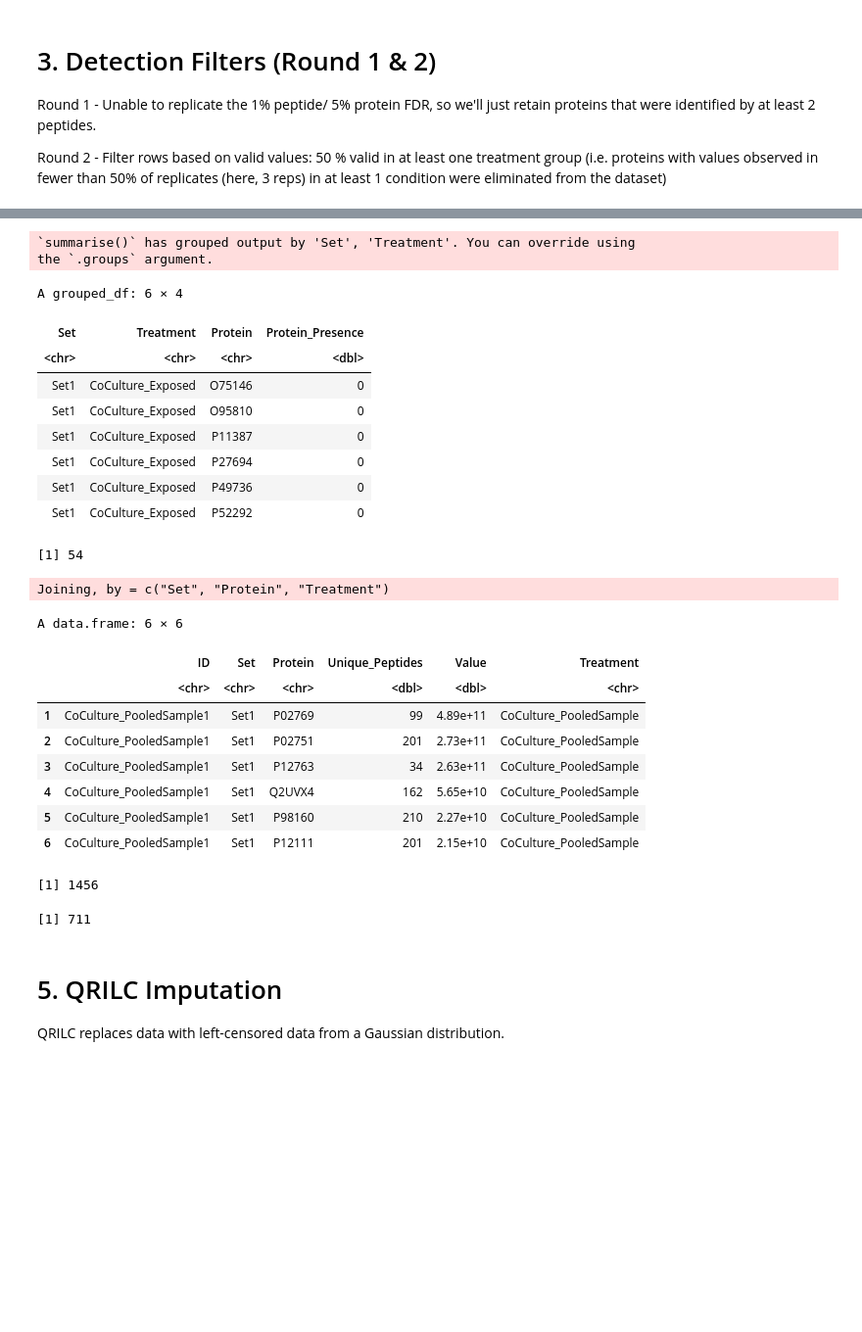
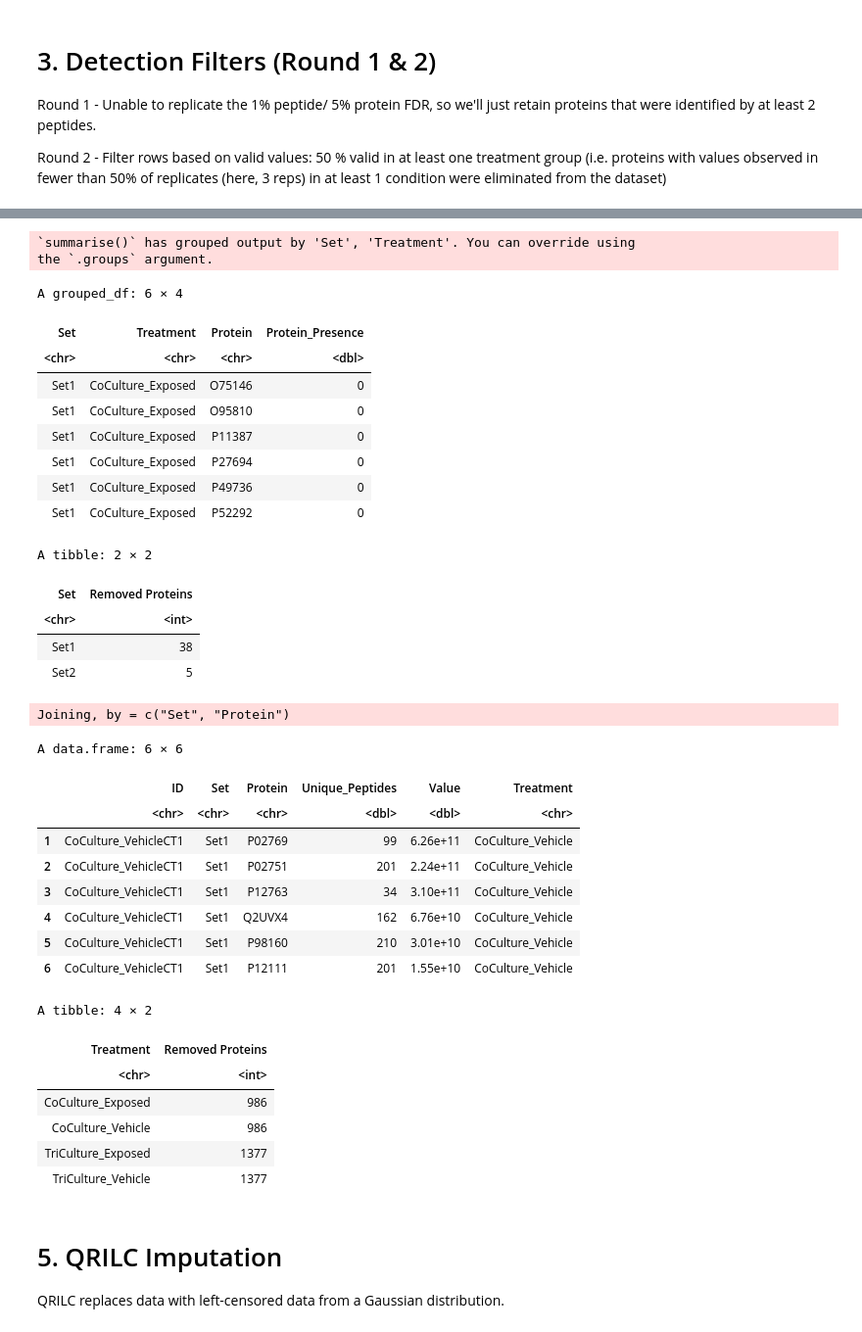
Before and after one commit to alexispayton/Wildfires-and-Extracellular-Vesicles-EVs-Woodsmoke-Alters-EV-Proteomic-Signatures-involved-in-Ext, a Jupyter notebook: 3. Proteomics Data Processing/Data Processing.ipynb, the cells around one changed output, grey strips where cells are left out. Shown at 98% size. Saved outputs shown, nothing was run; the diff lists cells and outputs as text; code cells hidden in the pictures; blank space fills up the shorter version.

```diff
--- a/3. Proteomics Data Processing/Data Processing.ipynb
+++ b/3. Proteomics Data Processing/Data Processing.ipynb
@@ -101,8 +102,6 @@ A tibble: 6 × 5
 # %%
 #adding in our own ids
 proteome_df = inner_join(identifiers_df, proteome_df) %>%
-    # adding a replicate col so values can be uniquely identified for pca later
-#     separate(IDs_from_Core, c(NA, "Exposure"), sep = "_")
     select(-IDs_from_Core) %>%
     rename(ID = Our_Analysis_ID, Unique_Peptides = Number_of_UniquePeptides) %>%
     #creating a col that denotes the general treatment to remove proteins within those treatment groups
@@ -113,7 +112,10 @@ proteome_df = inner_join(identifiers_df, proteome_df) %>%
                                              ifelse(grepl("TriCulture_Vehicle", ID), "TriCulture_Vehicle",
                                                    ifelse(grepl("TriCulture_Exposed", ID), "TriCulture_Exposed",
 
-                                         NA)))))))
+                                         NA))))))) %>%
+    # removing pooled samples since they're not needed for analysis
+    filter(!grepl("PooledSample", Treatment))
+
 head(proteome_df)
 # %% [output]
 Joining, by = c("IDs_from_Core", "Set")
@@ -173,25 +190,24 @@ Round 2 - Filter rows based on valid values: 50 % valid in at least one treatmen
 # %%
-# only keeping proteins > 2 unique proteins
-detection_filter_1_df = proteome_df %>%
-    filter(Unique_Peptides > 2)
-
-removed_proteins_df = detection_filter_1_df %>%
+protein_presence_df = detection_filter_1_df %>%
     #creating 2 count cols: 1st for non-missing data, 2nd for all data
     mutate(data_count = ifelse(is.na(Value), 0, 1), all_count = 1) %>%
     group_by(Set, Treatment, Protein) %>%
     summarize(Protein_Presence = sum(data_count)/ sum(all_count) * 100) %>%
     filter(Protein_Presence < 50) %>%
-    arrange(Protein_Presence) #%>%
-    #just want a column that specifies the treatment and exposure separately to more easily remove proteins later
-    #separate(Treatment, c("Treatment", "Exposure"), sep = "_") %>%
-    #select(-Exposure)
+    arrange(Protein_Presence)
 
-head(removed_proteins_df)
+head(protein_presence_df)
 
-#removed_proteins = unique(removed_proteins_df$Protein)
+# getting the proteins in the entire set that will be removed
+removed_proteins_df = protein_presence_df %>%
+    ungroup() %>%
+    select(-c("Treatment", "Protein_Presence")) %>%
+    unique()
 
-#number of proteins removed
-length(unique(removed_proteins_df$Protein))
+# number of proteins removed from each set for the 2nd detection filter
+removed_proteins_df %>%
+    group_by(Set) %>%
+    summarize(`Removed Proteins` = length(unique(Protein)))
 # %% [output]
 `summarise()` has grouped output by 'Set', 'Treatment'. You can override using
 the `.groups` argument.
@@ -204,35 +220,39 @@ A grouped_df: 6 × 4
 | Set1 | CoCulture_Exposed | P27694 | 0 |
 | Set1 | CoCulture_Exposed | P49736 | 0 |
 | Set1 | CoCulture_Exposed | P52292 | 0 |
-[1] 54
+A tibble: 2 × 2
+| Set | Removed Proteins |
+| <chr> | <int> |
+| Set1 | 38 |
+| Set2 | 5 |
 # %%
-# removing those 54 proteins from the entire dataset (but within each set)
-
+# removing those 43 proteins from the entire dataset (but within each set)
 # finding proteins that exist only in the proteome_df but not the removed proteins_df
-`%notin%` <- Negate(`%in%`)
-detection_filter_2_df = #proteome_df %>% filter(Protein %notin% removed_proteins)
-    anti_join(detection_filter_1_df, removed_proteins_df)
+detection_filter_2_df = anti_join(detection_filter_1_df, removed_proteins_df)
 head(detection_filter_2_df)
 
 # number of proteins kept
-length(unique(detection_filter_2_df$Protein))
+detection_filter_2_df %>%
+    group_by(Treatment) %>%
+    summarize(`Removed Proteins` = length(unique(Protein)))
 # %% [output]
-Joining, by = c("Set", "Protein", "Treatment")
+Joining, by = c("Set", "Protein")
 A data.frame: 6 × 6
 |  | ID | Set | Protein | Unique_Peptides | Value | Treatment |
 |  | <chr> | <chr> | <chr> | <dbl> | <dbl> | <chr> |
-| 1 | CoCulture_PooledSample1 | Set1 | P02769 | 99 | 4.89e+11 | CoCulture_PooledSample |
-| 2 | CoCulture_PooledSample1 | Set1 | P02751 | 201 | 2.73e+11 | CoCulture_PooledSample |
-| 3 | CoCulture_PooledSample1 | Set1 | P12763 | 34 | 2.63e+11 | CoCulture_PooledSample |
-| 4 | CoCulture_PooledSample1 | Set1 | Q2UVX4 | 162 | 5.65e+10 | CoCulture_PooledSample |
-| 5 | CoCulture_PooledSample1 | Set1 | P98160 | 210 | 2.27e+10 | CoCulture_PooledSample |
-| 6 | CoCulture_PooledSample1 | Set1 | P12111 | 201 | 2.15e+10 | CoCulture_PooledSample |
+| 1 | CoCulture_VehicleCT1 | Set1 | P02769 | 99 | 6.26e+11 | CoCulture_Vehicle |
+| 2 | CoCulture_VehicleCT1 | Set1 | P02751 | 201 | 2.24e+11 | CoCulture_Vehicle |
+| 3 | CoCulture_VehicleCT1 | Set1 | P12763 | 34 | 3.10e+11 | CoCulture_Vehicle |
+| 4 | CoCulture_VehicleCT1 | Set1 | Q2UVX4 | 162 | 6.76e+10 | CoCulture_Vehicle |
+| 5 | CoCulture_VehicleCT1 | Set1 | P98160 | 210 | 3.01e+10 | CoCulture_Vehicle |
+| 6 | CoCulture_VehicleCT1 | Set1 | P12111 | 201 | 1.55e+10 | CoCulture_Vehicle |
-[1] 1456
+A tibble: 4 × 2
+| Treatment | Removed Proteins |
+| <chr> | <int> |
+| CoCulture_Exposed | 986 |
+| CoCulture_Vehicle | 986 |
+| TriCulture_Exposed | 1377 |
+| TriCulture_Vehicle | 1377 |
-# %%
-# check to ensure I've kept the correct number of proteins (number of proteins removed)
-length(unique(proteome_df$Protein)) - length(unique(detection_filter_2_df$Protein))
-# %% [output]
-[1] 711
 # %% [markdown]
 # 5. QRILC Imputation
 
```
Also changed, not shown: parts of 23 cells of this notebook.
